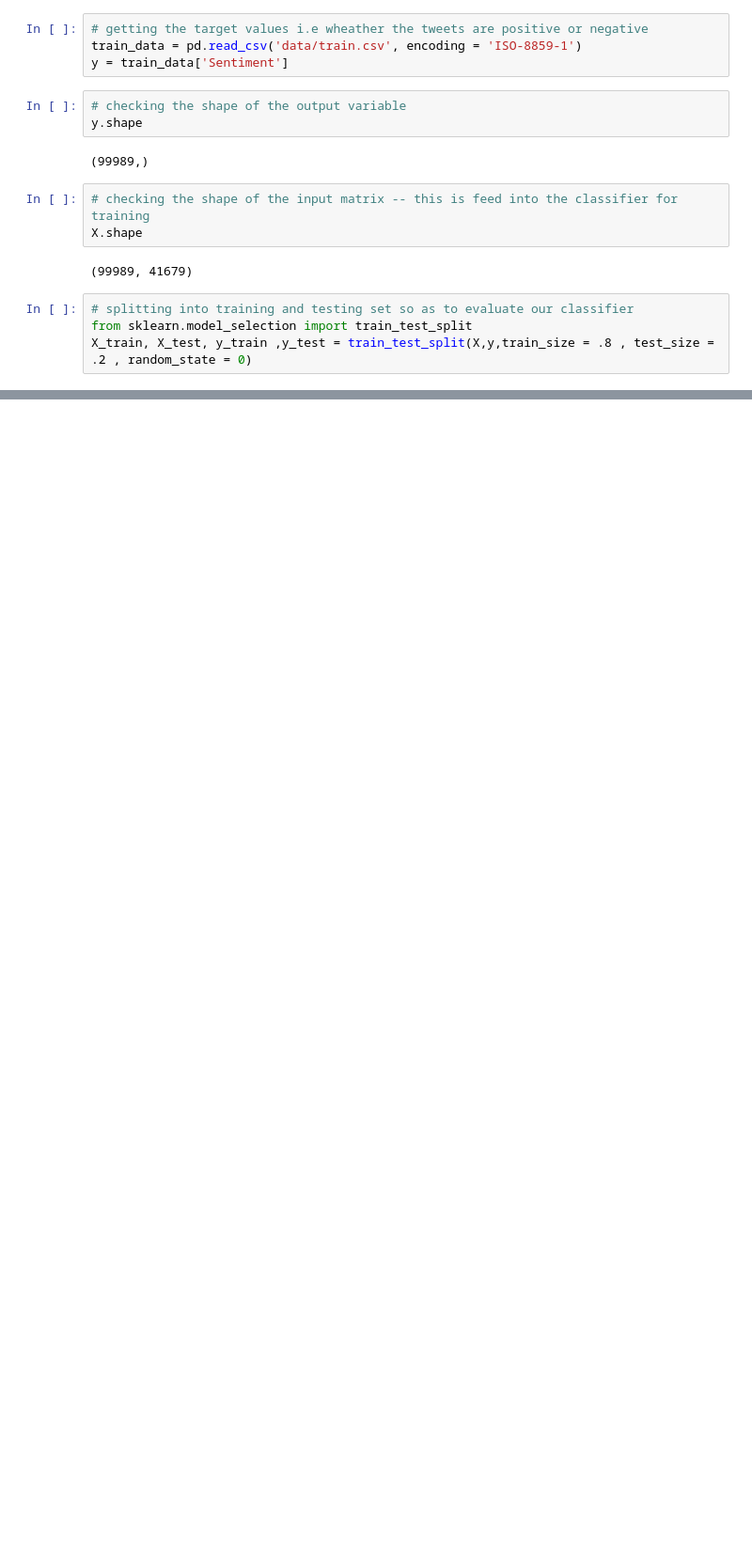
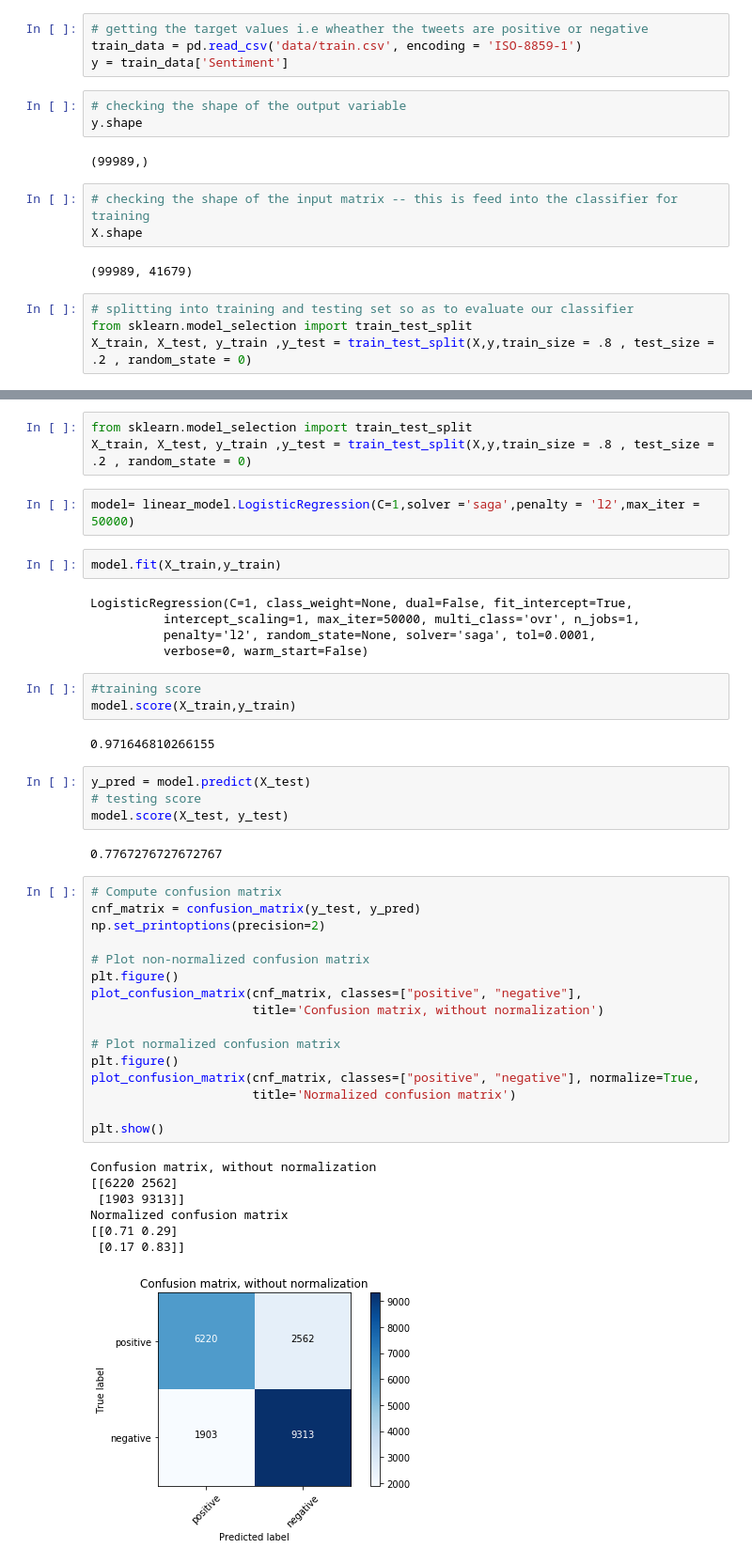
Before and after one commit to adibyte95/Twittter-sentiment-analysis, a Jupyter notebook: program_MEClassifier.ipynb, the cells around one changed output, grey strips where cells are left out. Shown: that part at 94% size. Drawn from its saved outputs; the diff is of its cells as text; blank space fills up the shorter version.

```diff
--- a/program_MEClassifier.ipynb
+++ b/program_MEClassifier.ipynb
@@ -83,0 +189,47 @@ TypeError: fit() missing 1 required positional argument: 'y'
+# %%
+from sklearn.model_selection import train_test_split
+X_train, X_test, y_train ,y_test = train_test_split(X,y,train_size = .8 , test_size = .2 , random_state = 0)
+# %%
+model= linear_model.LogisticRegression(C=1,solver ='saga',penalty = 'l2',max_iter = 50000)
+# %%
+model.fit(X_train,y_train)
+# %% [output]
+LogisticRegression(C=1, class_weight=None, dual=False, fit_intercept=True,
+          intercept_scaling=1, max_iter=50000, multi_class='ovr', n_jobs=1,
+          penalty='l2', random_state=None, solver='saga', tol=0.0001,
+          verbose=0, warm_start=False)
+# %%
+#training score
+model.score(X_train,y_train)
+# %% [output]
+0.971646810266155
+# %%
+y_pred = model.predict(X_test)
+# testing score
+model.score(X_test, y_test)
+# %% [output]
+0.7767276727672767
+# %%
+# Compute confusion matrix
+cnf_matrix = confusion_matrix(y_test, y_pred)
+np.set_printoptions(precision=2)
+
+# Plot non-normalized confusion matrix
+plt.figure()
+plot_confusion_matrix(cnf_matrix, classes=["positive", "negative"],
+                      title='Confusion matrix, without normalization')
+
+# Plot normalized confusion matrix
+plt.figure()
+plot_confusion_matrix(cnf_matrix, classes=["positive", "negative"], normalize=True,
+                      title='Normalized confusion matrix')
+
+plt.show()
+# %% [output]
+Confusion matrix, without normalization
+[[6220 2562]
+ [1903 9313]]
+Normalized confusion matrix
+[[0.71 0.29]
+ [0.17 0.83]]
+[figure, added]
```
Also changed, not shown: parts of 74 cells of this notebook, 4 other files.
